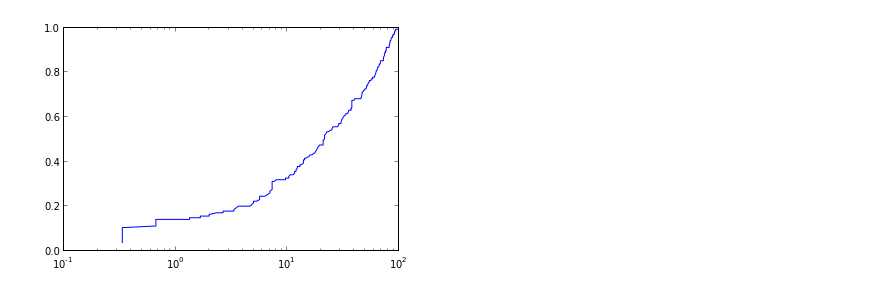
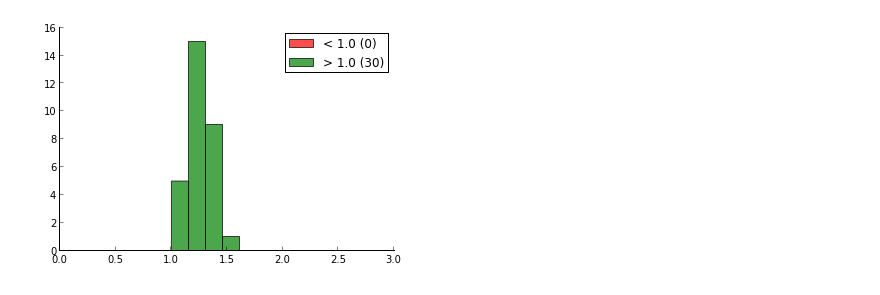
Before and after one commit to arnfred/Mirror-Match, a Jupyter notebook: code/descriptors/OpenCV-Evaluate-Plots.ipynb, the cells around one changed output. Drawn from its saved outputs; the diff is of its cells as text; code cells hidden in the pictures.

```diff
--- a/code/descriptors/OpenCV-Evaluate-Plots.ipynb
+++ b/code/descriptors/OpenCV-Evaluate-Plots.ipynb
@@ -46,3 +49,11 @@ Standard deviation:     7.441
+# %%
+import weightMatrix
+wm = weightMatrix.resultMatrix(paths, result)
+
+labels = numpy.array(map(features.getLabel, paths))
+display.scoreRatioHist(wm, labels, lower_is_better=True)
+# %% [output]
+[figure, added]
 # %%
 import featureGraph
 import louvain
@@ -53,18 +66,0 @@ display.faceGraph(g, cluster, "evaluate-facegraph.png")
-# %%
-min_val = numpy.min(map(lambda r : r[1],result))
-max_val = numpy.max(map(lambda r : r[1],result))
-n = 500
-tresholds = numpy.linspace(min_val,max_val,n)
-same = [s for b,s,p in result if b]
-diff = [s for b,s,p in result if not b]
-sum_same = float(len(same))
-sum_diff = float(len(diff))
-false_positive_rate = [(len([s for s in diff if s < t]) / sum_diff)*100 for t in tresholds]
-true_positive_rate = [len([s for s in same if s < t]) / sum_same for t in tresholds]
-import pylab
-fig = pylab.figure()
-ax = fig.add_subplot(1,1,1)
-ax.plot(false_positive_rate, true_positive_rate)
-ax.set_xscale('log')
-# %% [output]
-[figure, removed]
```
Also changed, not shown: parts of 5 cells of this notebook, 35 other files.
